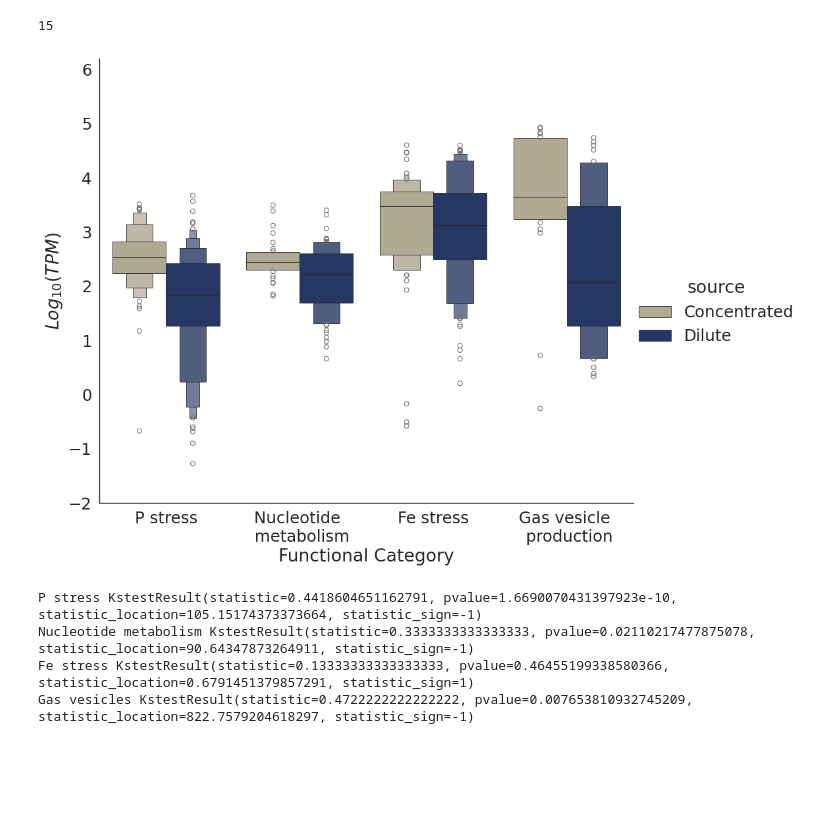
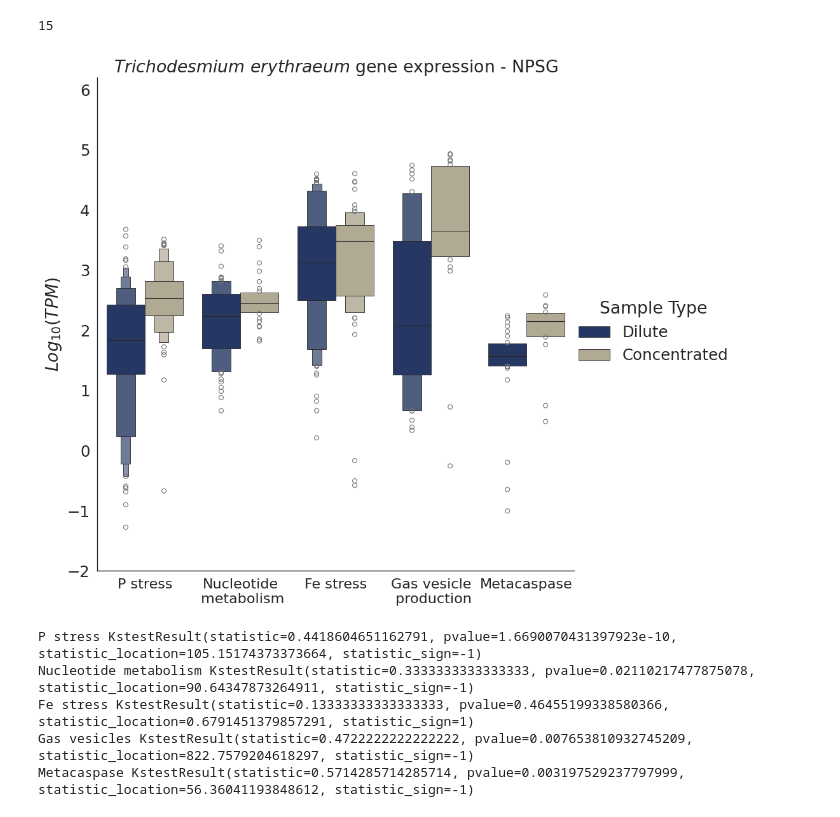
Before and after one commit to annikagomez/T.NPSG-analysis, a Jupyter notebook: fig_3_metaT.ipynb, the cells around one changed output. Saved outputs shown, nothing was run; the diff lists cells and outputs as text; code cells hidden in the pictures; blank space fills up the shorter version.

```diff
--- a/fig_3_metaT.ipynb
+++ b/fig_3_metaT.ipynb
@@ -59,6 +59,8 @@ for file in glob.glob('metaT_files/*_phage_metaT_coverage.tab'):
 
 phage_tpm = pd.concat(to_cat,axis=1)
 #phage_tpm.to_csv('metaT_files/phage_tpm.csv')
+# %%
+phage_tpm = pd.read_csv('metaT_files/phage_tpm.csv',index_col=0)
 # %%
 #Set color palette for phage gene TPM by functional group - same as Figure 1a
 hex_colors = load_cmap("golduck").hex
@@ -464,6 +656,8 @@ plt.legend(handles=[info,set1,set2,set3,process,p1,p2,p3,p4,p5,p6,defense,met,m1
 pstress_ko = ['K06163','K07093','K07093','K02040','K01406','K01406','K01126','K06118']
 nucl_met_ko = ['K13483','K01485','K09903','K00764','K03787','K01939','K01955','K00945','K13799','K03787','K01465','K01465','K03787','K02428','K00948','K01591','K00759','K01524']
 fe_stress_ko = ['K09772','K03798','K03531','K03798','K03798','K03711','K03798','K02638','K08906','K03711','K01623','K02313','K03839','K00485','K02012','K04758','K04759','K03839','K02650','K02705','K21480','K04047','K03594']
+metac_ko = ['K22684']
 p_stress_genes = list(tery_annot_kofam[tery_annot_kofam['KO'].isin(pstress_ko)].index.values)
 nucl_met_genes = list(tery_annot_kofam[tery_annot_kofam['KO'].isin(nucl_met_ko)].index.values)
 fe_stress_genes = list(tery_annot_kofam[tery_annot_kofam['KO'].isin(fe_stress_ko)].index.values)
+metacaspase = list(tery_annot_kofam[tery_annot_kofam['KO'].isin(metac_ko)].index.values)
@@ -475,7 +679,8 @@ len(nucl_met_genes)
 # %% [output]
 15
 # %%
-gene_list = {'P stress': p_stress_genes, 'Nucleotide metabolism': nucl_met_genes,'Fe stress':fe_stress_genes,'Gas vesicles':gv}
+gene_list = {'P stress': p_stress_genes, 'Nucleotide metabolism': nucl_met_genes,'Fe stress':fe_stress_genes,'Gas vesicles':gv,
+            'Metacaspase' : metacaspase}
 to_cat = []
 to_cat_df = []
 for group in gene_list.keys():
@@ -487,7 +692,7 @@ for group in gene_list.keys():
     tpm_stacked.columns = ['cds_id','sample','tpm']
     tpm_stacked['tpm'] = tpm_stacked['tpm'].astype('float')
     tpm_stacked.loc[:,'log_tpm'] = np.log10(tpm_stacked['tpm'])
-    tpm_stacked.loc[:,'source'] = tpm_stacked['sample'].map(sample_dict)
+    tpm_stacked.loc[:,'Sample Type'] = tpm_stacked['sample'].map(sample_dict)
     tpm_stacked.loc[:,'category'] = group
     to_cat.append(tpm_stacked)
 all_groups = pd.concat(to_cat)
@@ -497,21 +702,24 @@ all_groups = all_groups.reset_index()
 # %%
 #tery_tpm.loc[pd.concat(to_cat_df).index.values].to_csv('output_tables/supp_table_fig2b_tpm.csv')
 # %%
-g = sns.catplot(data=all_groups, hue='source', y='log_tpm',x='category', palette = ['#B5AB8F','#1B336C'],kind='boxen',height=8, aspect=1.2)
+g = sns.catplot(data=all_groups, hue='Sample Type', y='log_tpm',x='category', palette = ['#1B336C','#B5AB8F'],kind='boxen',height=9, aspect=1,hue_order=['Dilute','Concentrated'])
 g.set_axis_labels('Functional Category','$Log_{10}(TPM)$')
-g.set_xticklabels(["P stress", "Nucleotide \n metabolism", "Fe stress", 'Gas vesicle \n production'])
+g.set_xticklabels(["P stress", "Nucleotide\n metabolism", "Fe stress", 'Gas vesicle\n production','Metacaspase'],fontsize=16)
 g.set(ylim=(-2, 6.2))
+g.set(title='$\it{Trichodesmium}$'+' '+ '$\it{erythraeum}$'+' gene expression - NPSG')
+g.set(xlabel='')
 plt.savefig('output_figures/fig2b_tery_stress_comp.svg',transparent=True,bbox_inches='tight')
 # %% [output]
-[figure, old version]
+[figure, new version]
 # %%
 #KS test between Picked colonies and slick for 4 functional categories
 for group in all_groups['category'].unique():
-    non_slick = all_groups[(all_groups['source'] == 'Picked colonies') & (all_groups['category'] == group)]['tpm']
-    slick = all_groups[(all_groups['source'] == 'Slick') & (all_groups['category'] == group)]['tpm']
+    non_slick = all_groups[(all_groups['source'] == 'Dilute') & (all_groups['category'] == group)]['tpm']
+    slick = all_groups[(all_groups['source'] == 'Concentrated') & (all_groups['category'] == group)]['tpm']
     print(group,stats.kstest(slick,non_slick))
 # %% [output]
 P stress KstestResult(statistic=0.4418604651162791, pvalue=1.6690070431397923e-10, statistic_location=105.15174373373664, statistic_sign=-1)
 Nucleotide metabolism KstestResult(statistic=0.3333333333333333, pvalue=0.02110217477875078, statistic_location=90.64347873264911, statistic_sign=-1)
 Fe stress KstestResult(statistic=0.13333333333333333, pvalue=0.46455199338580366, statistic_location=0.6791451379857291, statistic_sign=1)
 Gas vesicles KstestResult(statistic=0.4722222222222222, pvalue=0.007653810932745209, statistic_location=822.7579204618297, statistic_sign=-1)
+Metacaspase KstestResult(statistic=0.5714285714285714, pvalue=0.003197529237797999, statistic_location=56.36041193848612, statistic_sign=-1)
```
Also changed, not shown: parts of 28 cells of this notebook, 51 other files.
